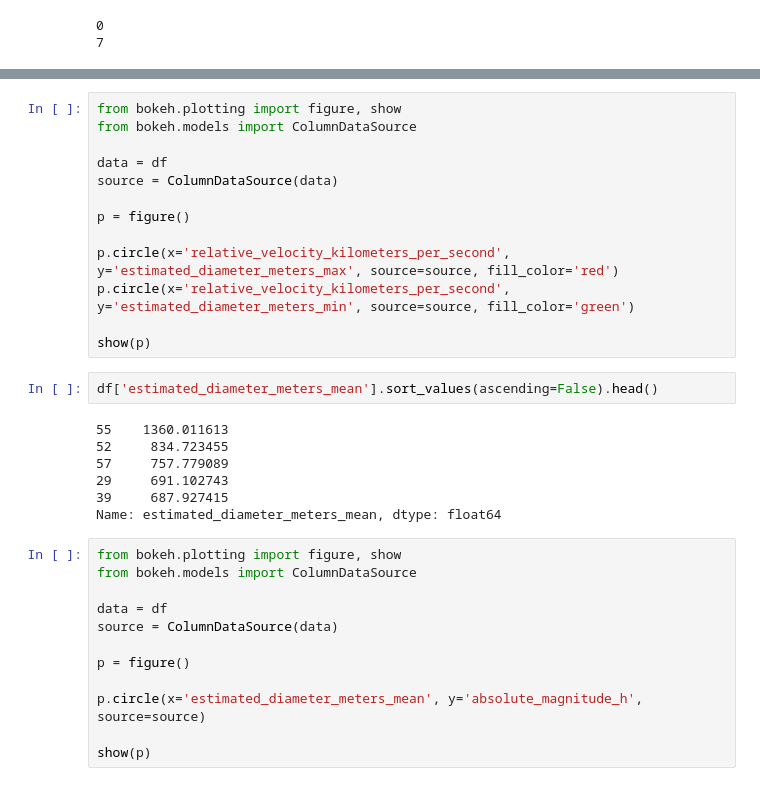
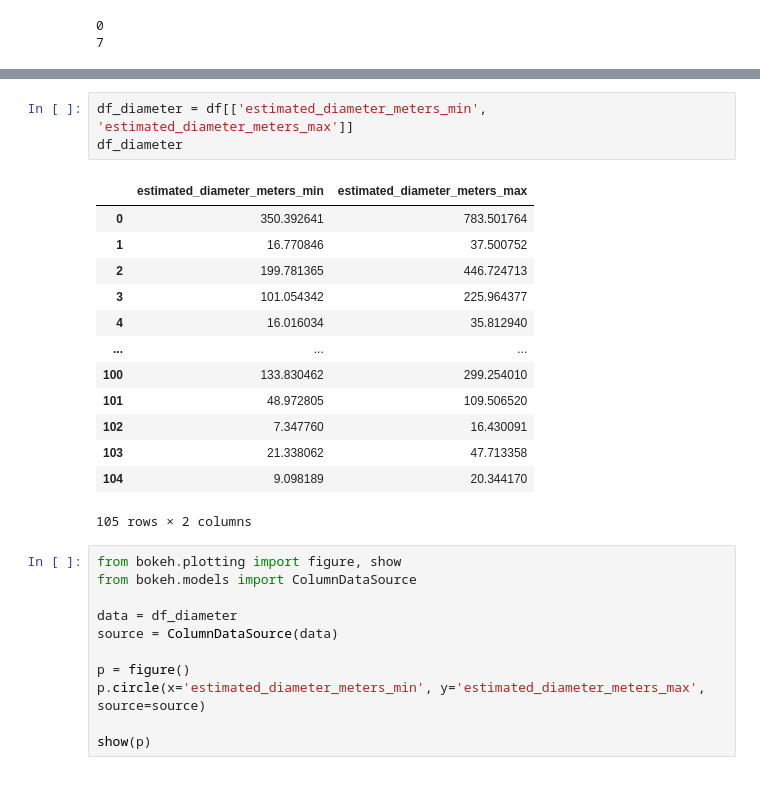
Before and after one commit to Jackleept/NASA_NEO, a Jupyter notebook: scratch.ipynb, the cells around one changed output, grey strips where cells are left out. Cells and saved outputs as stored; diff of their text form.

```diff
--- a/scratch.ipynb
+++ b/scratch.ipynb
@@ -598,34 +573,28 @@ memory usage: 8.7+ KB
+# %%
+df_diameter = df[['estimated_diameter_meters_min', 'estimated_diameter_meters_max']]
+df_diameter
+# %% [output]
+|  | estimated_diameter_meters_min | estimated_diameter_meters_max |
+| 0 | 350.392641 | 783.501764 |
+| 1 | 16.770846 | 37.500752 |
+| 2 | 199.781365 | 446.724713 |
+| 3 | 101.054342 | 225.964377 |
+| 4 | 16.016034 | 35.812940 |
+| ... | ... | ... |
+| 100 | 133.830462 | 299.254010 |
+| 101 | 48.972805 | 109.506520 |
+| 102 | 7.347760 | 16.430091 |
+| 103 | 21.338062 | 47.713358 |
+| 104 | 9.098189 | 20.344170 |
+105 rows × 2 columns
 # %%
 from bokeh.plotting import figure, show
 from bokeh.models import ColumnDataSource
 
-data = df
+data = df_diameter
 source = ColumnDataSource(data)
 
 p = figure()
-
-p.circle(x='relative_velocity_kilometers_per_second', y='estimated_diameter_meters_max', source=source, fill_color='red')
-p.circle(x='relative_velocity_kilometers_per_second', y='estimated_diameter_meters_min', source=source, fill_color='green')
+p.circle(x='estimated_diameter_meters_min', y='estimated_diameter_meters_max', source=source)
 
 show(p)
-# %%
-df['estimated_diameter_meters_mean'].sort_values(ascending=False).head()
-# %% [output]
-55    1360.011613
-52     834.723455
-57     757.779089
-29     691.102743
-39     687.927415
-Name: estimated_diameter_meters_mean, dtype: float64
-# %%
-from bokeh.plotting import figure, show
-from bokeh.models import ColumnDataSource
-
-data = df
-source = ColumnDataSource(data)
-
-p = figure()
-
-p.circle(x='estimated_diameter_meters_mean', y='absolute_magnitude_h', source=source)
-
-show(p)
```
Also changed, not shown: parts of 23 cells of this notebook, 4 other files.
